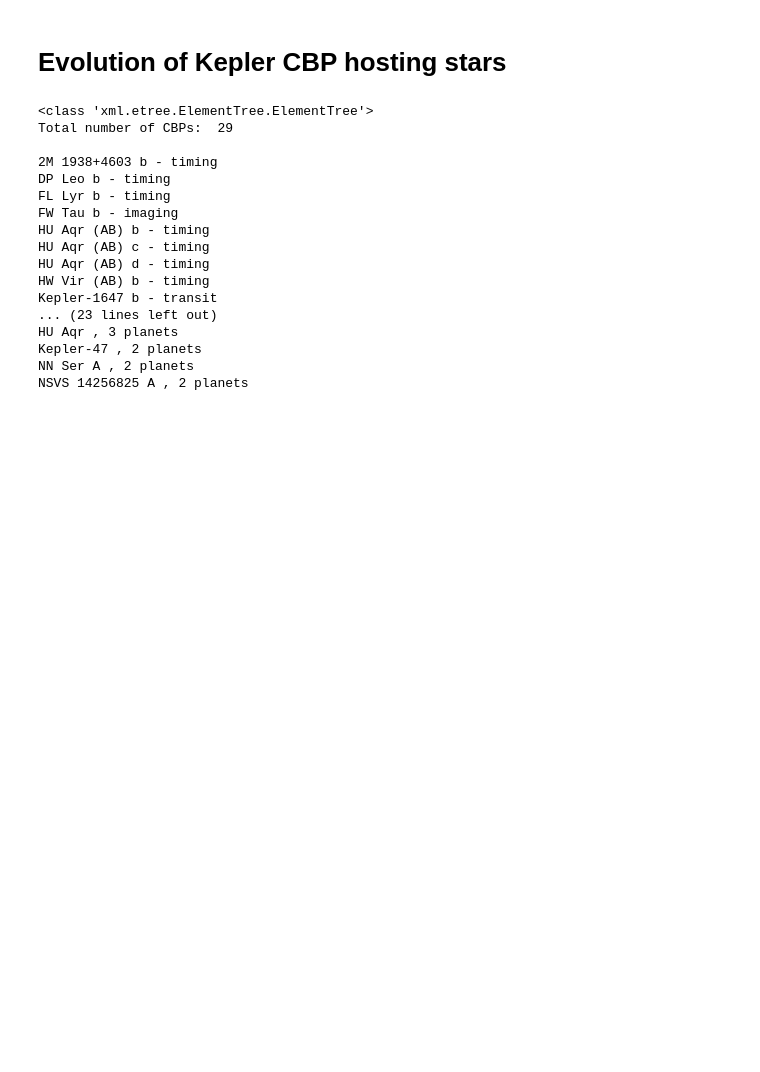
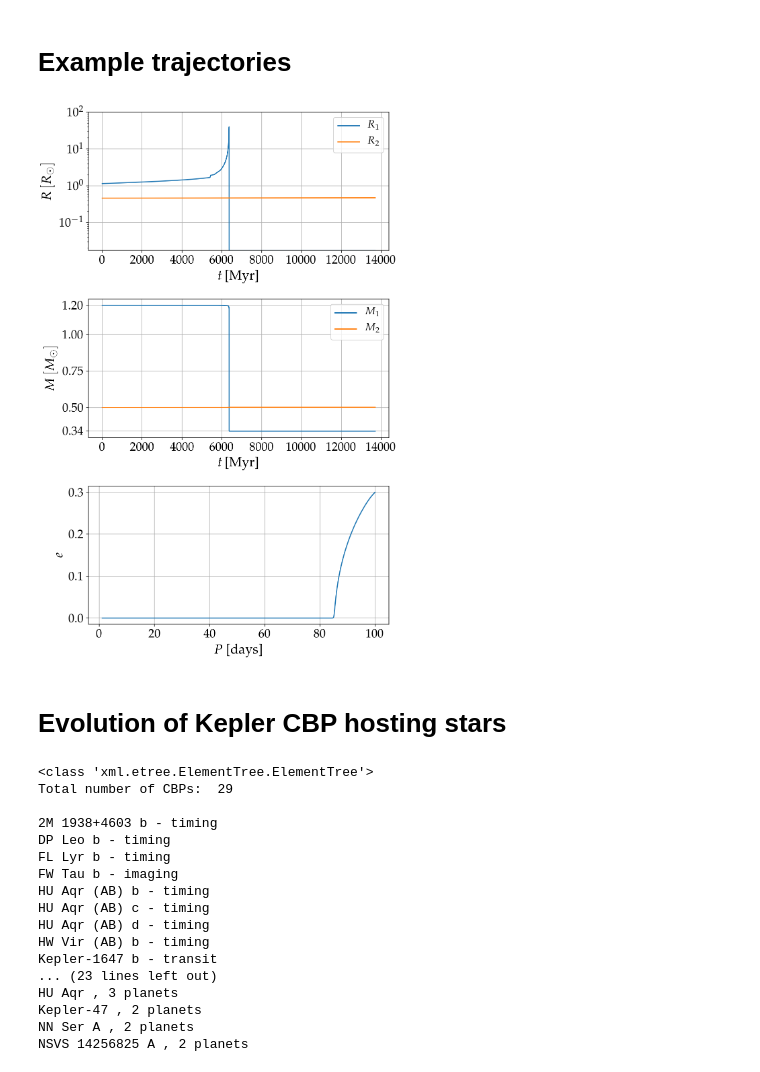
Before and after one commit to fbartolic/master_thesis, a Jupyter notebook: notebooks/stellar_evolution.ipynb, the cells around one changed output. Drawn from its saved outputs; the diff is of its cells as text; code cells hidden in the pictures; blank space fills up the shorter version.

```diff
--- a/notebooks/stellar_evolution.ipynb
+++ b/notebooks/stellar_evolution.ipynb
@@ -22,6 +22,45 @@ mpl.rcParams['axes.titlesize'] = 20
 # Make cells narrower for better typography
 from IPython.core.display import display, HTML
 display(HTML("<style>.container { width:65% !important; }</style>"))
+# %% [markdown]
+# Example trajectories
+# %%
+m1 = 1.2
+m2 = 0.5
+P_bin = 100 # days
+e_bin = 0.3
+# a_bin = ((m1 + m2)*P_bin**2)**(1/3)
+
+output = evolve_binary(13700, m1, m2, 0.02, P_bin, e_bin)
+
+fig, ax = plt.subplots(3,1, figsize=(8,14))
+fig.subplots_adjust(hspace=.35)
+
+ax[0].semilogy(output['t'].values, output['R1'].values, label=r'$R_1$')
+ax[0].semilogy(output['t'].values, output['R2'].values, label=r'$R_2$')
+ax[0].set_ylim(0, 100)
+ax[0].legend(prop={'size': 16})
+ax[0].set_xlabel(r'$t\,$[Myr]')
+ax[0].set_ylabel(r'$R\,[R_\odot]$')
+# ax[0].set_xticks(np.arange(0,15000,3000))
+ax[1].plot(output['t'].values, output['M1'].values, label=r'$M_1$')
+ax[1].plot(output['t'].values, output['M2'].values, label=r'$M_2$')
+ax[1].set_xlabel(r'$t\,$[Myr]')
+ax[1].set_ylabel(r'$M\,[M_\odot]$')
+ax[1].legend(prop={'size': 16})
+ax[1].set_yticks([0.34, 0.5, 0.75,1., 1.2])
+ax[2].plot(output['P'].values, output['e'].values)
+ax[2].set_xlabel(r'$P$ [days]')
+ax[2].set_ylabel(r'$e$')
+
+
+
+for a in ax.ravel():
+    a.grid(True)
+
+# plt.savefig('figures/stellar_evolution/stellar_evo_ex.pdf', bbox_inches='tight')
+# %% [output]
+[figure, added]
 # %% [markdown]
 # Evolution of Kepler CBP hosting stars
 # %%
```
Also changed, not shown: parts of 3 cells of this notebook, 24 other files.
